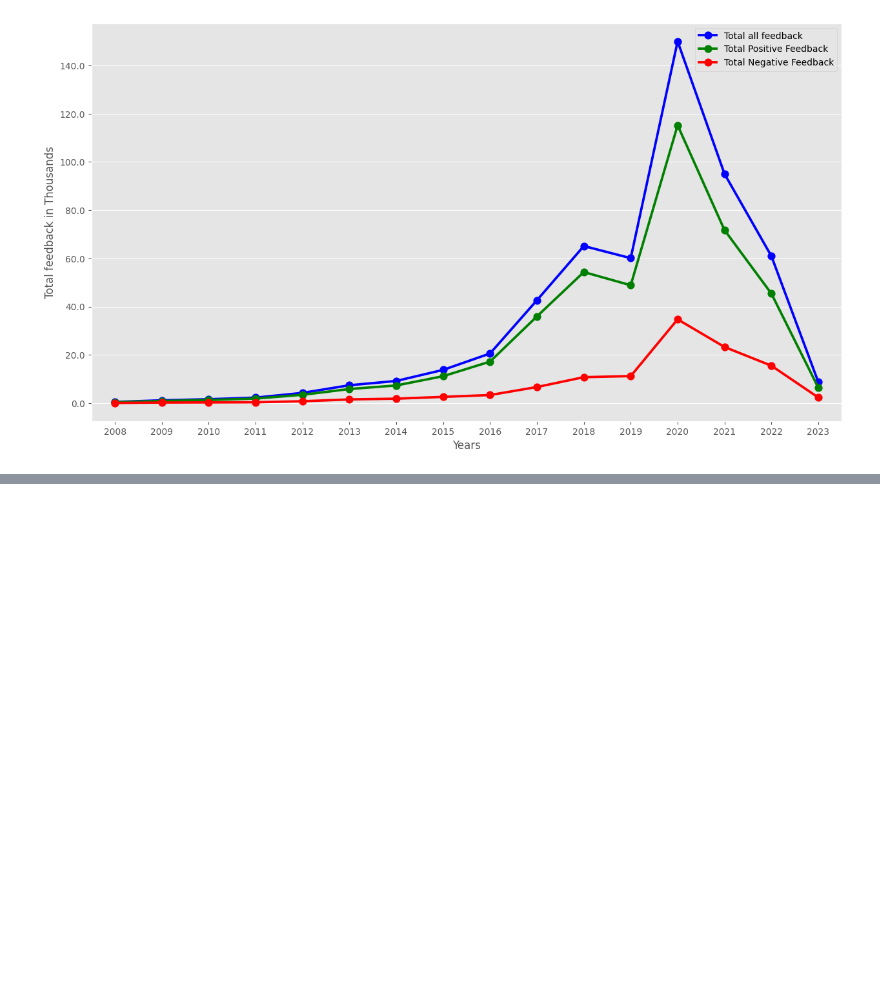
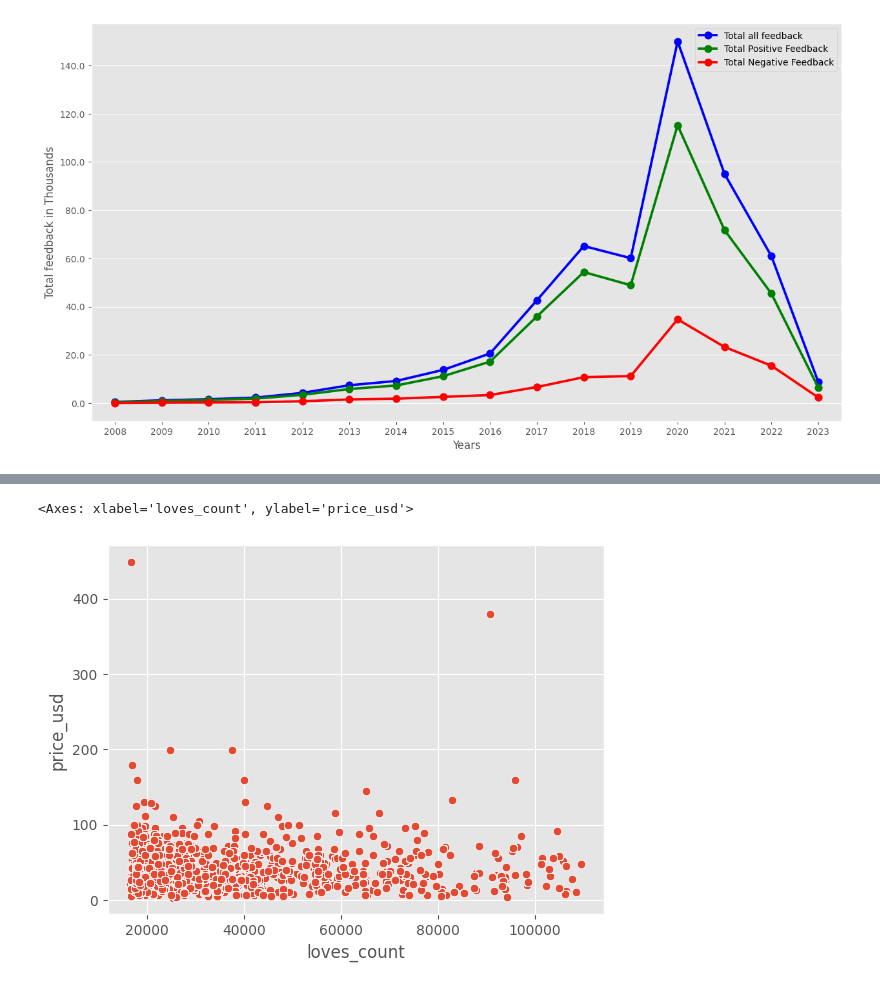
Before and after one commit to danaabdi/sephora, a Jupyter notebook: Sephora_Capstone.ipynb, the cells around one changed output, grey strips where cells are left out. Drawn from its saved outputs; the diff is of its cells as text; code cells hidden in the pictures; blank space fills up the shorter version.

```diff
--- a/Sephora_Capstone.ipynb
+++ b/Sephora_Capstone.ipynb
@@ -398,0 +407,6 @@ ax1.legend()
+# %%
+# Lets check df_product_info which columns that similar with df_reviews
+cols_to_use = df_main.columns.difference(df_combined.columns)
+cols_to_use = list(cols_to_use)
+cols_to_use.append('product_id')
+print(cols_to_use)
@@ -398,0 +415,3 @@ ax1.legend()
+# %%
+df = pd.merge(df_combined, df_main[cols_to_use], how='outer', on=['product_id', 'product_id'])
+df.shape
@@ -398,0 +473,14 @@ ax1.legend()
+# %%
+cols = """Unnamed: 0
+year
+day
+dayofweek
+weekday
+sale_price_usd
+value_price_usd
+child_max_price
+child_min_price
+review_title"""
+cols_list = cols.split("\n")
+# Drop the columns
+df.drop(columns=cols_list,axis=1,inplace=True)
@@ -398,0 +491,2 @@ ax1.legend()
+# %%
+df.dropna(axis=0,inplace=True)
@@ -398,0 +505,14 @@ ax1.legend()
+# %%
+# Lets see the relationship between loves_count and the price_usd of the product
+def remove_outliers(data, lower_quantile=0.25, upper_quantile=0.75):
+    lower_bound = np.quantile(data, lower_quantile)
+    upper_bound = np.quantile(data, upper_quantile)
+    cleaned_data = data[(data >= lower_bound) & (data <= upper_bound)]
+    return cleaned_data
+# Remove outliers using quantiles (5th percentile to 95th percentile)
+cleaned_data = remove_outliers(df['loves_count'], lower_quantile=0.25, upper_quantile=0.75)
+
+sns.scatterplot(df,x = cleaned_data,y=df['price_usd'])
+# %% [output]
+<Axes: xlabel='loves_count', ylabel='price_usd'>
+[figure, added]
```
Also changed, not shown: parts of 12 cells of this notebook.
